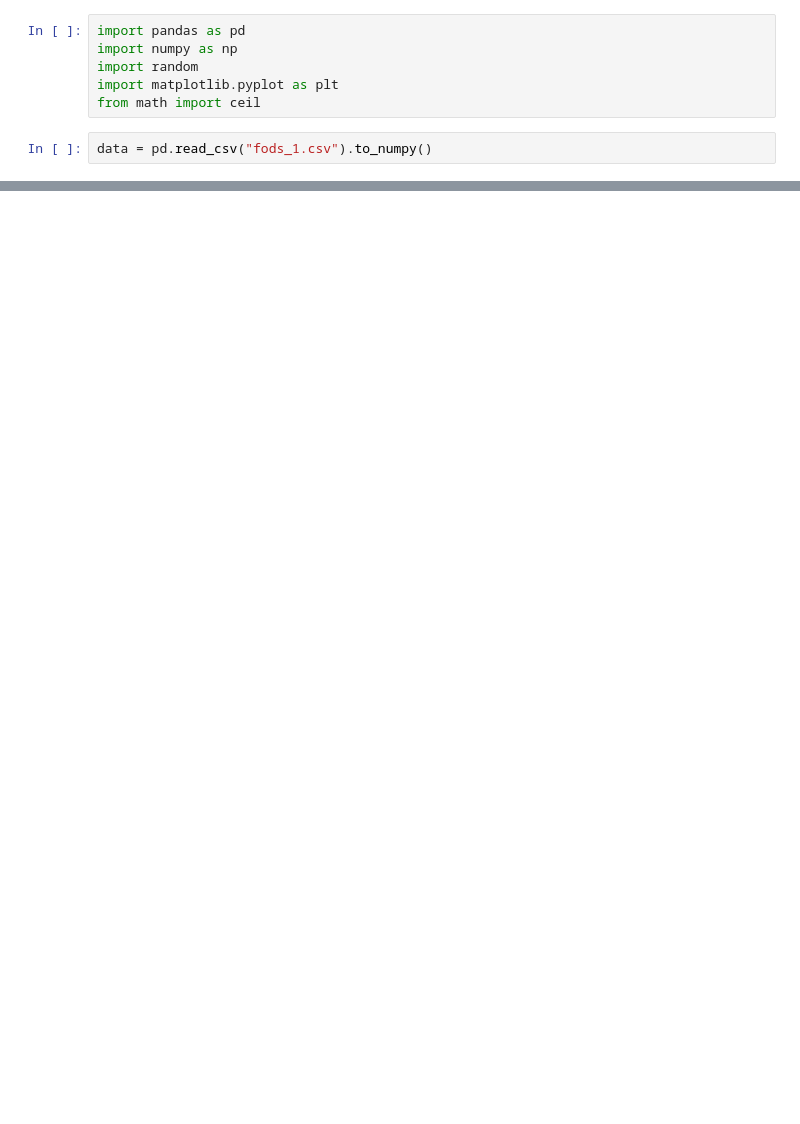
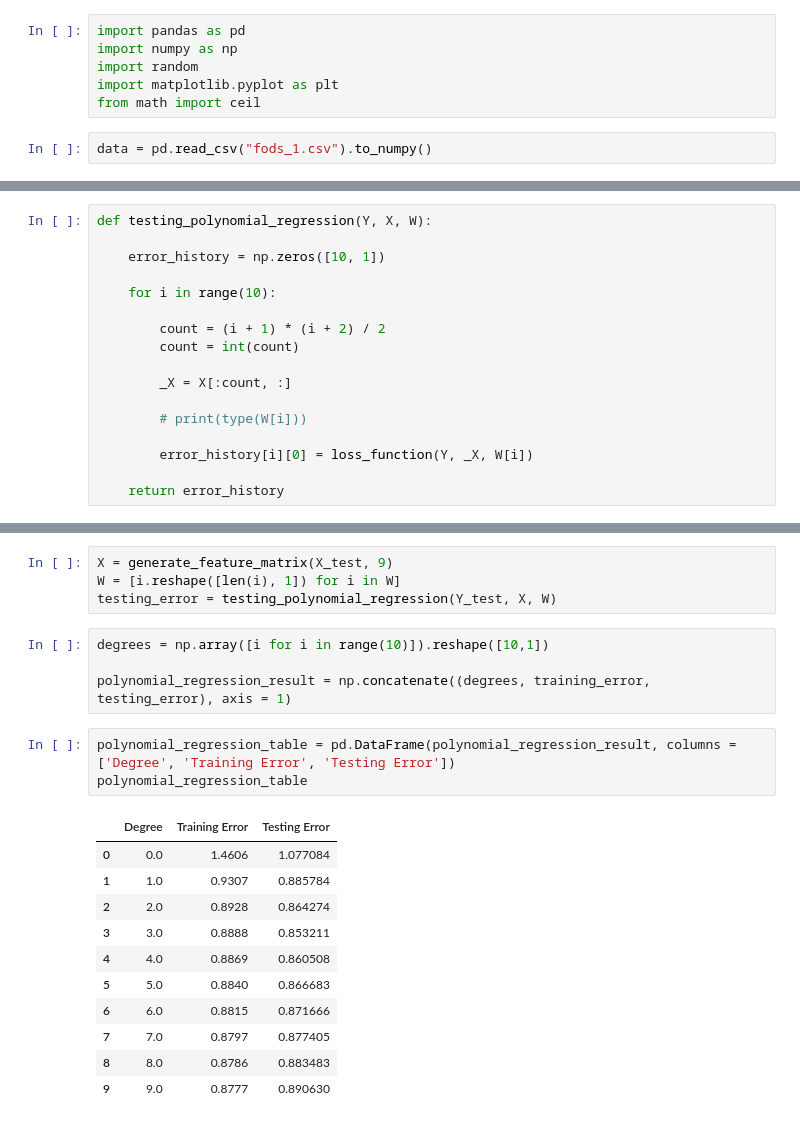
Before and after one commit to mokshith002/FODS-Assignment-1, a Jupyter notebook: 1Bnew.ipynb, the cells around one changed output, grey strips where cells are left out. Saved outputs shown, nothing was run; the diff lists cells and outputs as text; blank space fills up the shorter version.

```diff
--- a/1Bnew.ipynb
+++ b/1Bnew.ipynb
@@ -63,0 +98,17 @@ plt.show()
+# %%
+def testing_polynomial_regression(Y, X, W):
+
+    error_history = np.zeros([10, 1])
+
+    for i in range(10):
+
+        count = (i + 1) * (i + 2) / 2
+        count = int(count)
+
+        _X = X[:count, :]
+
+        # print(type(W[i]))
+
+        error_history[i][0] = loss_function(Y, _X, W[i])
+
+    return error_history
@@ -63,0 +129,23 @@ plt.show()
+# %%
+X = generate_feature_matrix(X_test, 9)
+W = [i.reshape([len(i), 1]) for i in W]
+testing_error = testing_polynomial_regression(Y_test, X, W)
+# %%
+degrees = np.array([i for i in range(10)]).reshape([10,1])
+
+polynomial_regression_result = np.concatenate((degrees, training_error, testing_error), axis = 1)
+# %%
+polynomial_regression_table = pd.DataFrame(polynomial_regression_result, columns = ['Degree', 'Training Error', 'Testing Error'])
+polynomial_regression_table
+# %% [output]
+|  | Degree | Training Error | Testing Error |
+| 0 | 0.0 | 1.4606 | 1.077084 |
+| 1 | 1.0 | 0.9307 | 0.885784 |
+| 2 | 2.0 | 0.8928 | 0.864274 |
+| 3 | 3.0 | 0.8888 | 0.853211 |
+| 4 | 4.0 | 0.8869 | 0.860508 |
+| 5 | 5.0 | 0.8840 | 0.866683 |
+| 6 | 6.0 | 0.8815 | 0.871666 |
+| 7 | 7.0 | 0.8797 | 0.877405 |
+| 8 | 8.0 | 0.8786 | 0.883483 |
+| 9 | 9.0 | 0.8777 | 0.890630 |
```
Also changed, not shown: parts of 11 cells of this notebook.
